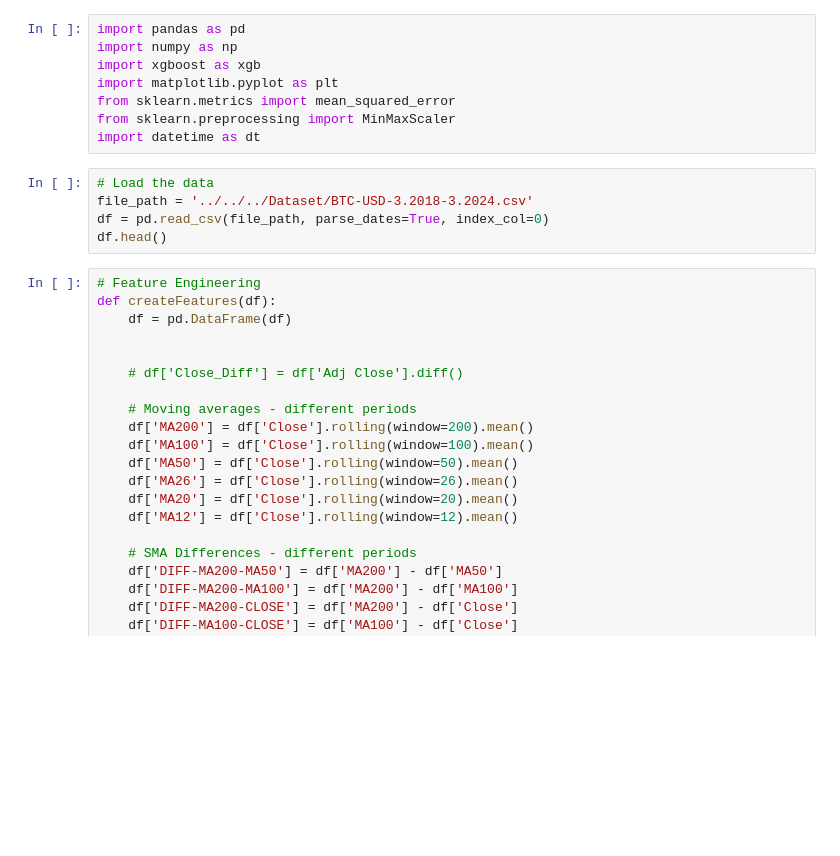
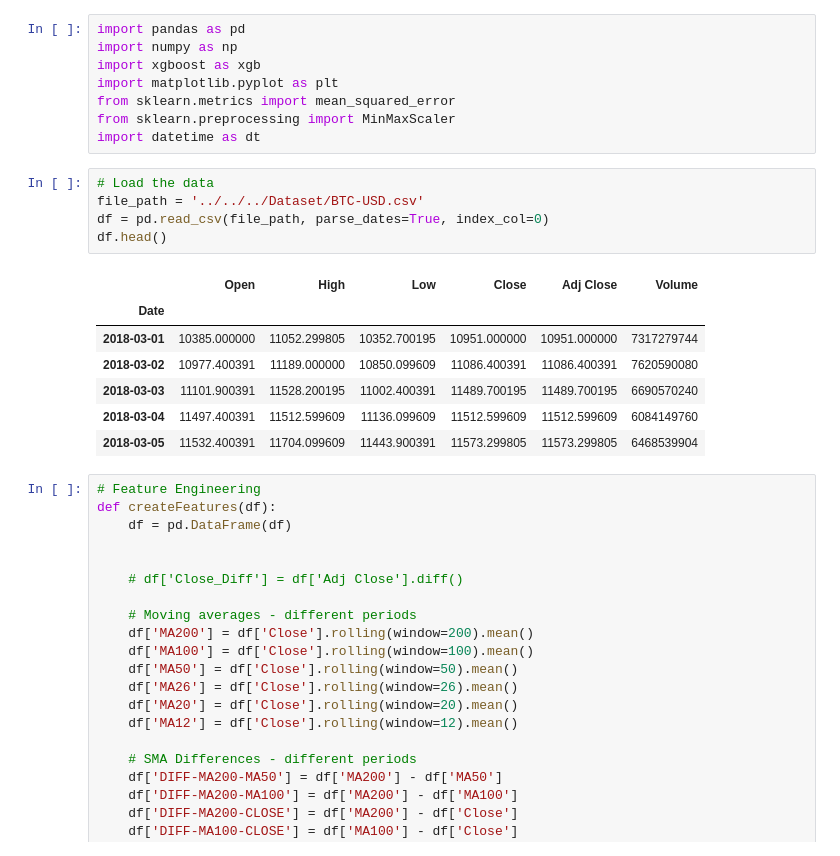
Before and after one commit to lequokhanh/IS403_O22_HTCL_07, a Jupyter notebook: Models/XGBoost/BTC/XGBoost-80-20.ipynb, the cells around one changed output. Cells and saved outputs as stored; diff of their text form; blank space fills up the shorter version.

```diff
--- a/Models/XGBoost/BTC/XGBoost-80-20.ipynb
+++ b/Models/XGBoost/BTC/XGBoost-80-20.ipynb
@@ -8,9 +8,17 @@ from sklearn.preprocessing import MinMaxScaler
 import datetime as dt
 # %%
 # Load the data
-file_path = '../../../Dataset/BTC-USD-3.2018-3.2024.csv'
+file_path = '../../../Dataset/BTC-USD.csv'
 df = pd.read_csv(file_path, parse_dates=True, index_col=0)
 df.head()
+# %% [output]
+|  | Open | High | Low | Close | Adj Close | Volume |
+| Date |  |  |  |  |  |  |
+| 2018-03-01 | 10385.000000 | 11052.299805 | 10352.700195 | 10951.000000 | 10951.000000 | 7317279744 |
+| 2018-03-02 | 10977.400391 | 11189.000000 | 10850.099609 | 11086.400391 | 11086.400391 | 7620590080 |
+| 2018-03-03 | 11101.900391 | 11528.200195 | 11002.400391 | 11489.700195 | 11489.700195 | 6690570240 |
+| 2018-03-04 | 11497.400391 | 11512.599609 | 11136.099609 | 11512.599609 | 11512.599609 | 6084149760 |
+| 2018-03-05 | 11532.400391 | 11704.099609 | 11443.900391 | 11573.299805 | 11573.299805 | 6468539904 |
 # %%
 # Feature Engineering
 def createFeatures(df):
```
Also changed, not shown: parts of 6 cells of this notebook, 26 other files.
